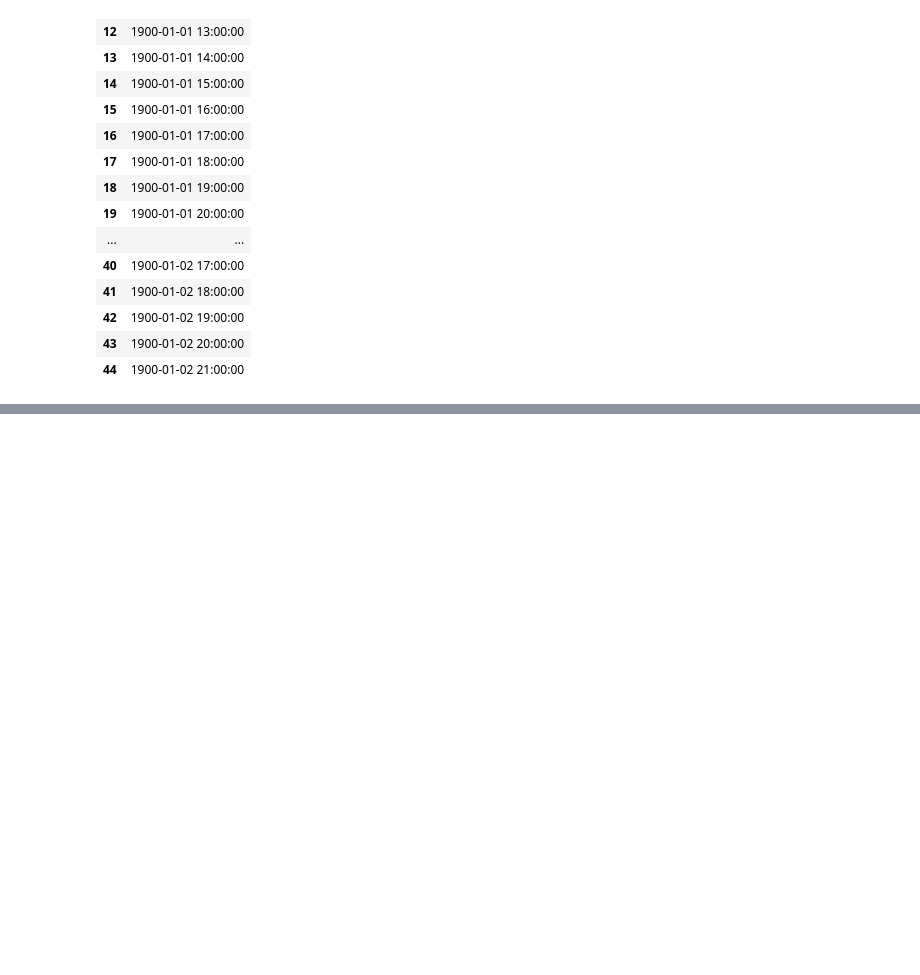
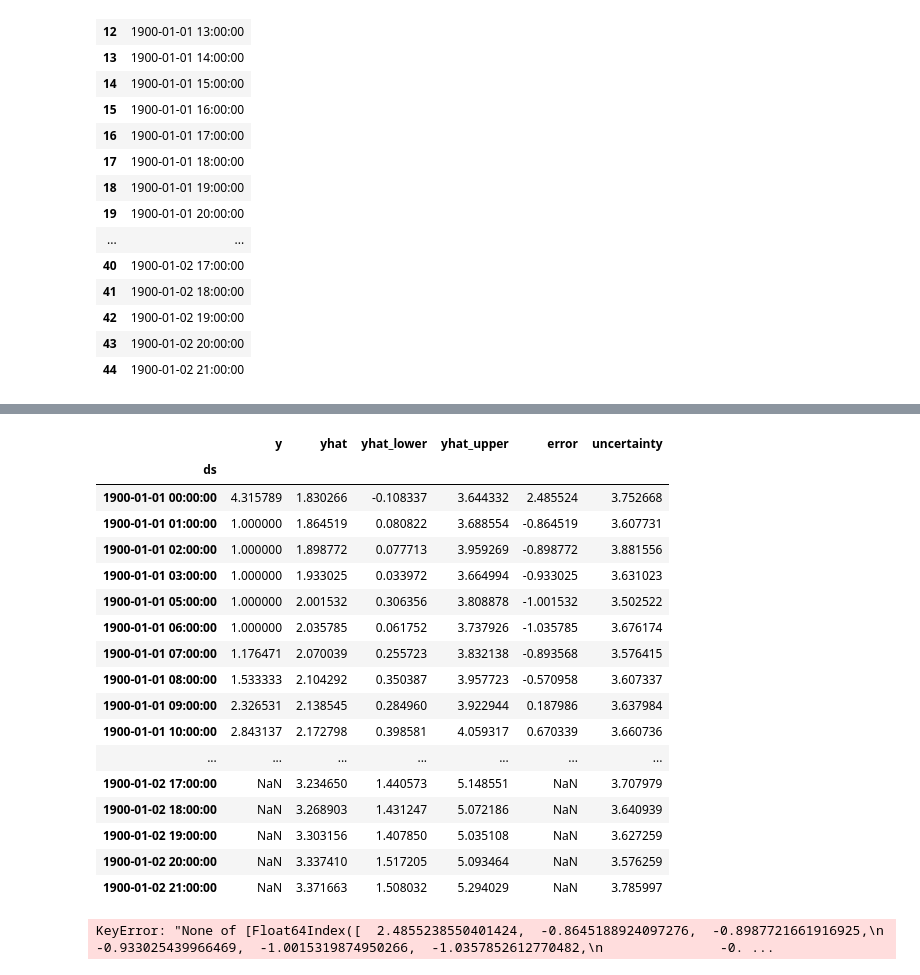
Before and after one commit to carol-xavier/Anomaly-Detection, a Jupyter notebook: Problem_Solution/Pynomaly_2.ipynb, the cells around one changed output, grey strips where cells are left out. Saved outputs shown, nothing was run; the diff lists cells and outputs as text; code cells hidden in the pictures; blank space fills up the shorter version.

```diff
--- a/Problem_Solution/Pynomaly_2.ipynb
+++ b/Problem_Solution/Pynomaly_2.ipynb
@@ -110,0 +128,29 @@ fig1 = m.plot(forecast)
+# %%
+results['error'] = results['y'] - results['yhat']
+# %%
+results['uncertainty'] = results['yhat_upper'] - results['yhat_lower']
+# %%
+results
+# %% [output]
+|  | y | yhat | yhat_lower | yhat_upper | error | uncertainty |
+| ds |  |  |  |  |  |  |
+| 1900-01-01 00:00:00 | 4.315789 | 1.830266 | -0.108337 | 3.644332 | 2.485524 | 3.752668 |
+| 1900-01-01 01:00:00 | 1.000000 | 1.864519 | 0.080822 | 3.688554 | -0.864519 | 3.607731 |
+| 1900-01-01 02:00:00 | 1.000000 | 1.898772 | 0.077713 | 3.959269 | -0.898772 | 3.881556 |
+| 1900-01-01 03:00:00 | 1.000000 | 1.933025 | 0.033972 | 3.664994 | -0.933025 | 3.631023 |
+| 1900-01-01 05:00:00 | 1.000000 | 2.001532 | 0.306356 | 3.808878 | -1.001532 | 3.502522 |
+| 1900-01-01 06:00:00 | 1.000000 | 2.035785 | 0.061752 | 3.737926 | -1.035785 | 3.676174 |
+| 1900-01-01 07:00:00 | 1.176471 | 2.070039 | 0.255723 | 3.832138 | -0.893568 | 3.576415 |
+| 1900-01-01 08:00:00 | 1.533333 | 2.104292 | 0.350387 | 3.957723 | -0.570958 | 3.607337 |
+| 1900-01-01 09:00:00 | 2.326531 | 2.138545 | 0.284960 | 3.922944 | 0.187986 | 3.637984 |
+| 1900-01-01 10:00:00 | 2.843137 | 2.172798 | 0.398581 | 4.059317 | 0.670339 | 3.660736 |
+| ... | ... | ... | ... | ... | ... | ... |
+| 1900-01-02 17:00:00 | NaN | 3.234650 | 1.440573 | 5.148551 | NaN | 3.707979 |
+| 1900-01-02 18:00:00 | NaN | 3.268903 | 1.431247 | 5.072186 | NaN | 3.640939 |
+| 1900-01-02 19:00:00 | NaN | 3.303156 | 1.407850 | 5.035108 | NaN | 3.627259 |
+| 1900-01-02 20:00:00 | NaN | 3.337410 | 1.517205 | 5.093464 | NaN | 3.576259 |
+| 1900-01-02 21:00:00 | NaN | 3.371663 | 1.508032 | 5.294029 | NaN | 3.785997 |
+# %%
+results[results['error']].abs() > 1.5*results['uncertainty']
+# %% [output]
+KeyError: "None of [Float64Index([  2.4855238550401424,  -0.8645188924097276,  -0.8987721661916925,\n                -0.933025439966469,  -1.0015319874950266,  -1.0357852612770482,\n               -0. ...
```
Also changed, not shown: parts of 6 cells of this notebook, 9 other files.
